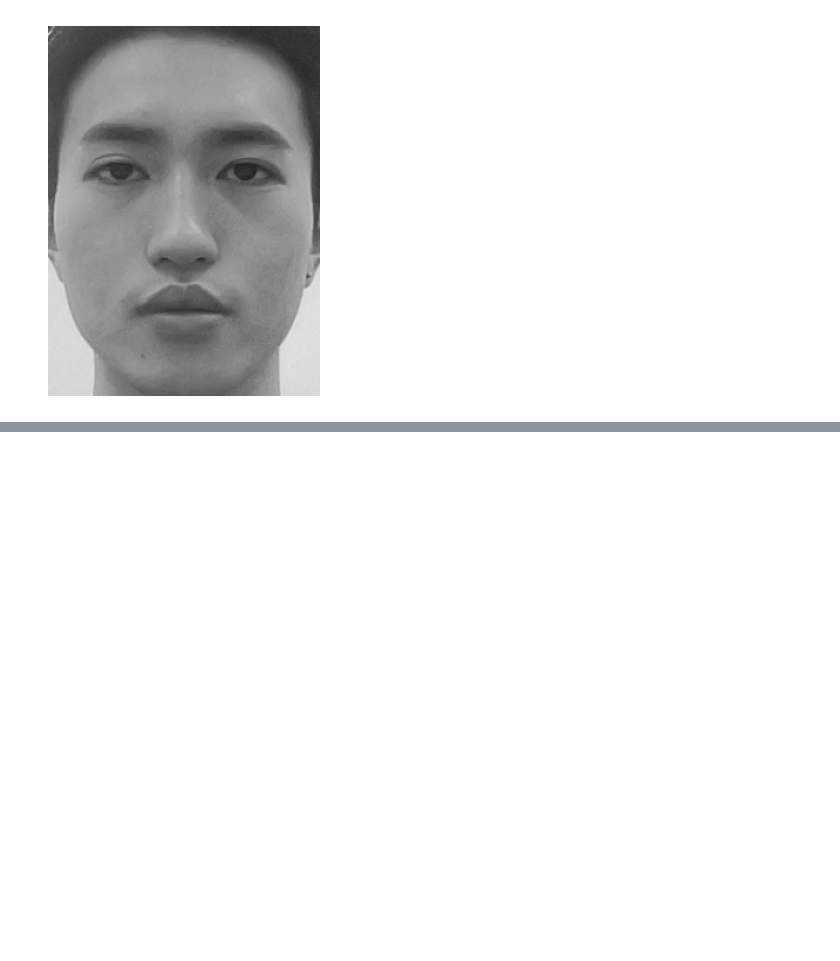
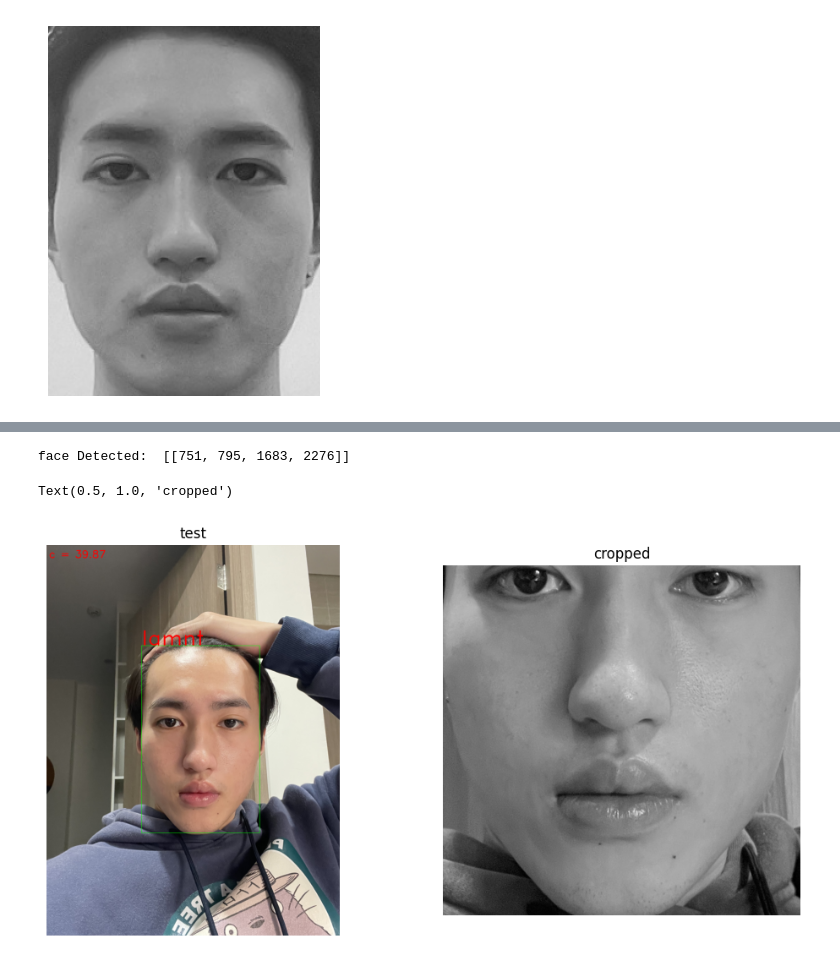
Before and after one commit to Bmingg/Real-time_Face_Recognition, a Jupyter notebook: lbph_test.ipynb, the cells around one changed output, grey strips where cells are left out. Saved outputs shown, nothing was run; the diff lists cells and outputs as text; code cells hidden in the pictures; blank space fills up the shorter version.

```diff
--- a/lbph_test.ipynb
+++ b/lbph_test.ipynb
@@ -162,6 +162,3 @@ cv2_imshow_plt(roi_gray)
 cv2_imshow_plt(faces[12])
 # %% [output]
 [figure]
-# %%
-h, w = roi_gray.shape[:2]
-h, w
@@ -251,0 +341,57 @@ Average Aspect Ratio (Width:Height): 0.74
+# %%
+def put_text(confidence, test_img, text, x, y):
+    h2, w2 = test_img.shape[:2]
+    cv2.putText(test_img, text, (x, y-5), cv2.FONT_HERSHEY_DUPLEX, (h2 + w2)/1000, (0, 0, 255), 5)
+    cv2.putText(test_img, f"c = {confidence:.2f}", (20, 100),
+                    cv2.FONT_HERSHEY_SIMPLEX, (h2 + w2)/2000, (0, 0, 255), 5)
+# folder = "augmented_dataset_crop_test/"
+folder = "dataset_crop_test/"
+
+# test_img = cv2.imread('test_img.jpeg')
+# test_img = cv2.imread("augmented_dataset_crop_test/0/hiepnm_1.jpg")
+# test_img = cv2.imread('test_img2.jpg')
+test_img = cv2.imread('test_img3.jpg')
+
+faces_detected = detect_faces_dnn(test_img)
+gray_img = cv2.cvtColor(test_img, cv2.COLOR_BGR2GRAY)
+print("face Detected: ", faces_detected)
+
+RECOGNITION_THRESHOLD = 70
+
+for face in faces_detected:
+    x_start, y_start, x_end, y_end = face
+    landmarks = get_landmarks(gray_img, face)
+
+    if landmarks is None:
+        continue
+
+    y_start = crop_dynamic_face(gray_img, landmarks)
+    roi_gray = gray_img[y_start:y_end, x_start:x_end]
+    if roi_gray is None or roi_gray.size == 0:
+        continue
+    new_crop = roi_gray.copy()
+    roi_gray = apply_clahe(cv2.GaussianBlur(roi_gray, (5, 5), 0))
+
+    label, confidence = face_recognizer.predict(roi_gray)
+
+    predicted_name = name.get(
+        label, "Unknown") if confidence < RECOGNITION_THRESHOLD else "Unrecognized"
+
+    # new_face = (max(0, x_min), max(0, y_start), min(gray_img.shape[1], x_max), y_end)
+    # draw_rect(test_img, new_face)
+    draw_rect(test_img, face)
+    put_text(confidence, test_img, predicted_name, face[0], face[1])
+
+plt.figure(figsize=(12,6))
+
+plt.subplot(1,2,1)
+cv2_imshow_plt(test_img)
+plt.title("test")
+
+plt.subplot(1,2,2)
+cv2_imshow_plt(new_crop)
+plt.title("cropped")
+# %% [output]
+face Detected:  [[751, 795, 1683, 2276]]
+Text(0.5, 1.0, 'cropped')
+[figure, added]
```
Also changed, not shown: parts of 3 cells of this notebook, 2 other files.
